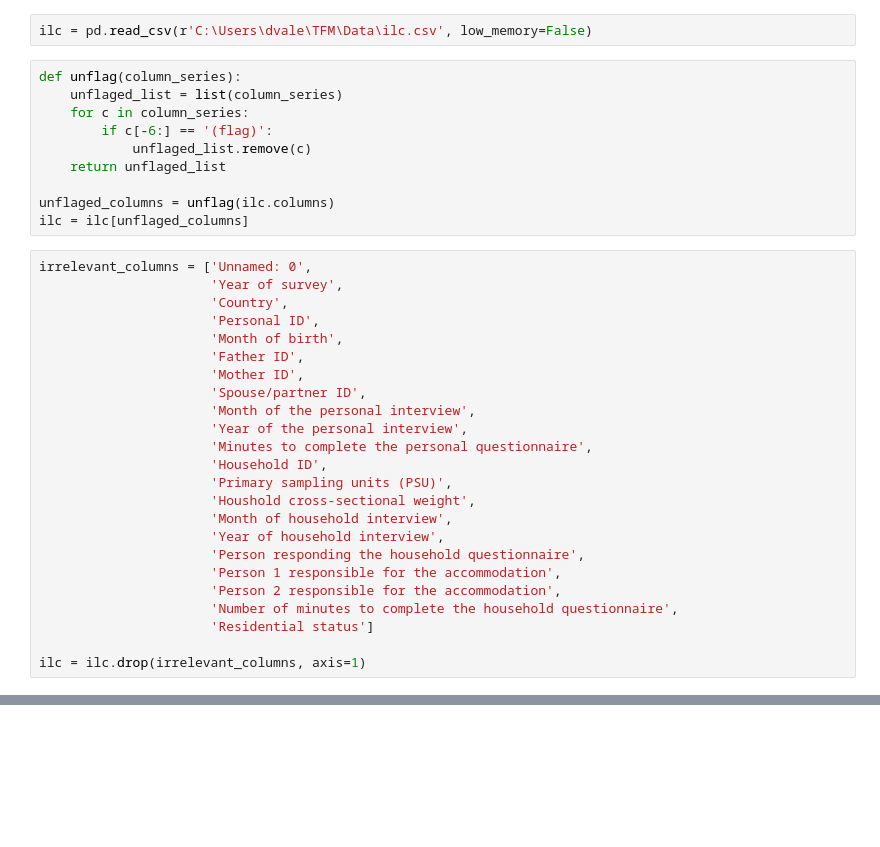
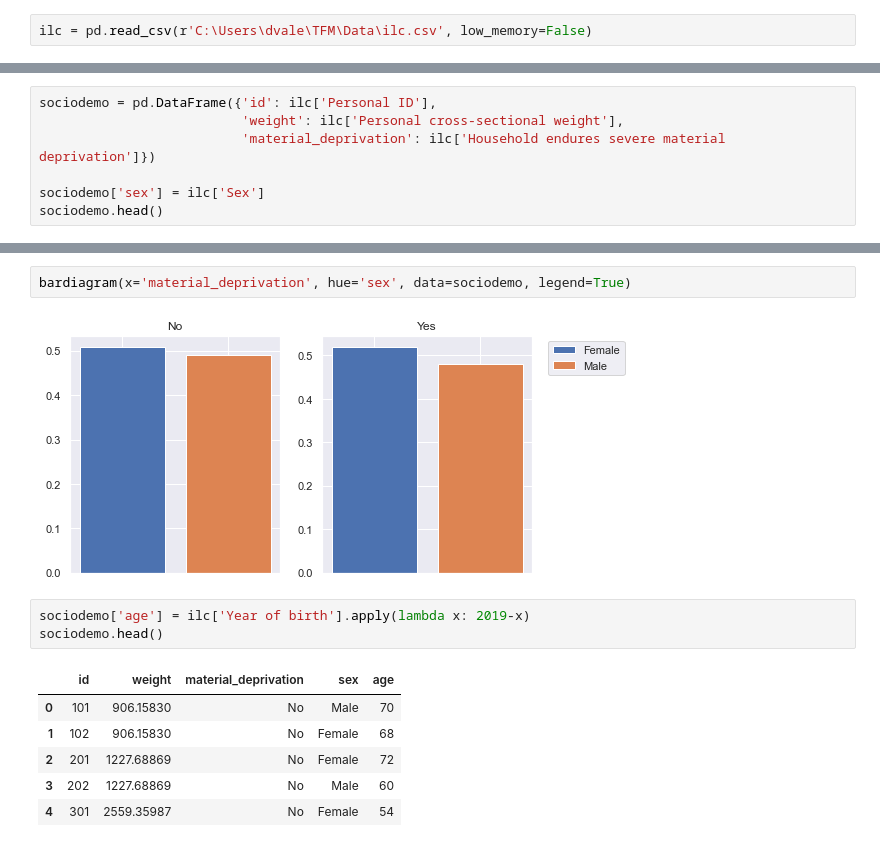
Before and after one commit to davidvalerosancho/Multidimensional-Poverty-Predictor, a Jupyter notebook: EDA_trials/sociodemographic_variables.ipynb, the cells around one changed output, grey strips where cells are left out. Drawn from its saved outputs; the diff is of its cells as text; blank space fills up the shorter version.

```diff
--- a/EDA_trials/sociodemographic_variables.ipynb
+++ b/EDA_trials/sociodemographic_variables.ipynb
@@ -4,37 +7,3 @@ from matplotlib import pyplot as plt
 import seaborn as sns; sns.set()
 # %%
 ilc = pd.read_csv(r'C:\Users\dvale\TFM\Data\ilc.csv', low_memory=False)
-# %%
-def unflag(column_series):
-    unflaged_list = list(column_series)
-    for c in column_series:
-        if c[-6:] == '(flag)':
-            unflaged_list.remove(c)
-    return unflaged_list
-
-unflaged_columns = unflag(ilc.columns)
-ilc = ilc[unflaged_columns]
-# %%
-irrelevant_columns = ['Unnamed: 0',
-                      'Year of survey',
-                      'Country',
-                      'Personal ID',
-                      'Month of birth',
-                      'Father ID',
-                      'Mother ID',
-                      'Spouse/partner ID',
-                      'Month of the personal interview',
-                      'Year of the personal interview',
-                      'Minutes to complete the personal questionnaire',
-                      'Household ID',
-                      'Primary sampling units (PSU)',
-                      'Houshold cross-sectional weight',
-                      'Month of household interview',
-                      'Year of household interview',
-                      'Person responding the household questionnaire',
-                      'Person 1 responsible for the accommodation',
-                      'Person 2 responsible for the accommodation',
-                      'Number of minutes to complete the household questionnaire',
-                      'Residential status']
-
-ilc = ilc.drop(irrelevant_columns, axis=1)
@@ -40,0 +15,7 @@ ilc = ilc.drop(irrelevant_columns, axis=1)
+# %%
+sociodemo = pd.DataFrame({'id': ilc['Personal ID'],
+                          'weight': ilc['Personal cross-sectional weight'],
+                          'material_deprivation': ilc['Household endures severe material deprivation']})
+
+sociodemo['sex'] = ilc['Sex']
+sociodemo.head()
@@ -40,0 +33,14 @@ ilc = ilc.drop(irrelevant_columns, axis=1)
+# %%
+bardiagram(x='material_deprivation', hue='sex', data=sociodemo, legend=True)
+# %% [output]
+[figure, added]
+# %%
+sociodemo['age'] = ilc['Year of birth'].apply(lambda x: 2019-x)
+sociodemo.head()
+# %% [output]
+|  | id | weight | material_deprivation | sex | age |
+| 0 | 101 | 906.15830 | No | Male | 70 |
+| 1 | 102 | 906.15830 | No | Female | 68 |
+| 2 | 201 | 1227.68869 | No | Female | 72 |
+| 3 | 202 | 1227.68869 | No | Male | 60 |
+| 4 | 301 | 2559.35987 | No | Female | 54 |
```
Also changed, not shown: parts of 93 cells of this notebook, 3 other files.
